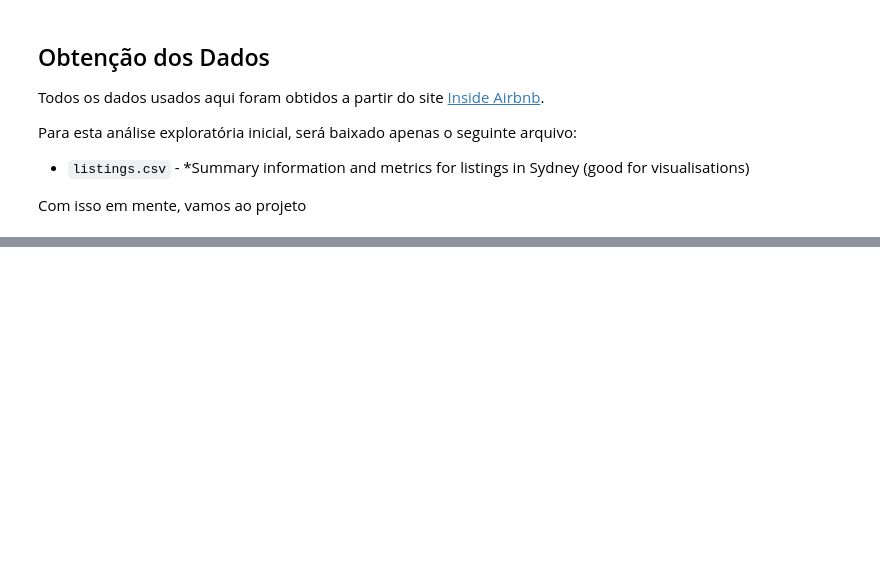
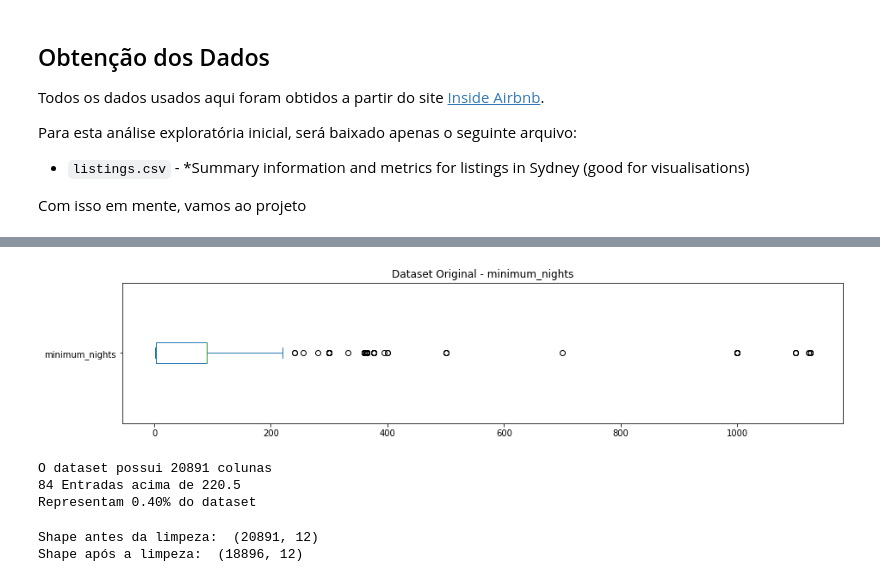
Before and after one commit to soares-ed/DSNP-Projeto-01, a Jupyter notebook: Analisando_os_Dados_do_Airbnb(Sydney).ipynb, the cells around one changed output, grey strips where cells are left out. Saved outputs shown, nothing was run; the diff lists cells and outputs as text; code cells hidden in the pictures; blank space fills up the shorter version.

```diff
--- a/Analisando_os_Dados_do_Airbnb(Sydney).ipynb
+++ b/Analisando_os_Dados_do_Airbnb(Sydney).ipynb
@@ -274,0 +317,26 @@ display(corr)
+# %%
+# verificando o conjunto original
+fig, ax = plt.subplots(figsize=(15,3))
+df_clean.minimum_nights.plot(kind='box', vert=False);
+ax.set_title('Dataset Original - minimum_nights')
+plt.show()
+print("O dataset possui {} colunas".format(df_clean.shape[0]))
+print("{} Entradas acima de 220.5".format(len(df_clean[df_clean.minimum_nights > 220.5])))
+print("Representam {:.2f}% do dataset".format((len(df_clean[df_clean.minimum_nights > 220.5]) / df_clean.shape[0])*100))
+# %% [output]
+[figure, added]
+O dataset possui 20891 colunas
+84 Entradas acima de 220.5
+Representam 0.40% do dataset
+# %%
+# limpando o dataset
+df_limpo = df_clean.copy()
+
+df_limpo.drop(df_limpo[df_limpo.price > 505].index, axis=0, inplace=True)
+df_limpo.drop(df_limpo[df_limpo.minimum_nights > 220.5].index, axis=0, inplace=True)
+
+print('Shape antes da limpeza: ', df_clean.shape)
+print('Shape após a limpeza: ',df_limpo.shape)
+# %% [output]
+Shape antes da limpeza:  (20891, 12)
+Shape após a limpeza:  (18896, 12)
```
Also changed, not shown: parts of 94 cells of this notebook.
